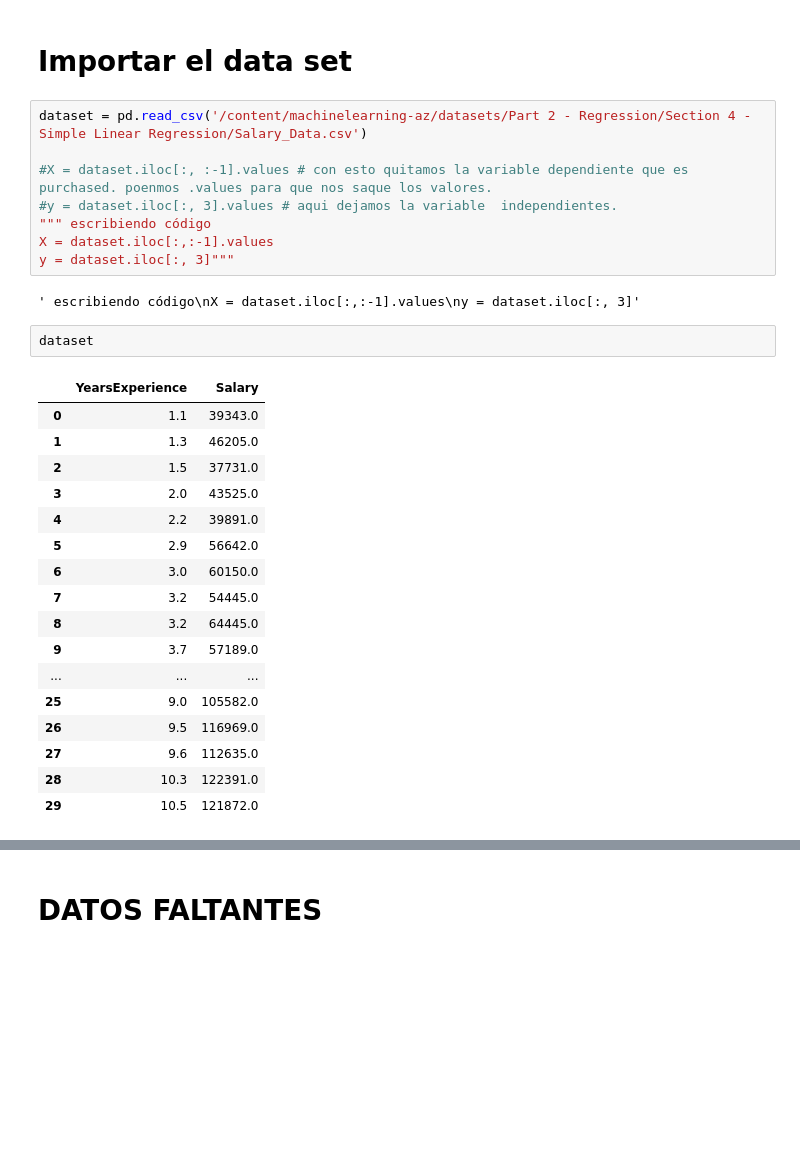
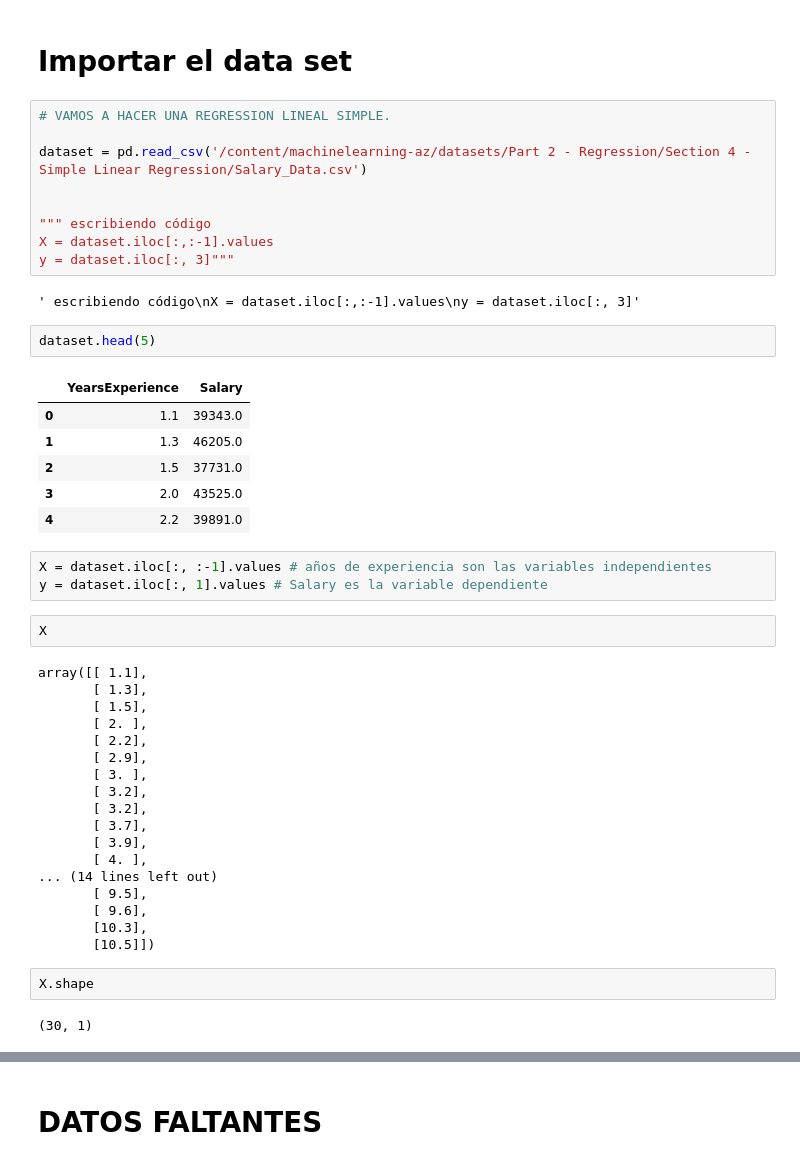
Before and after one commit to pacomm5/Plantillas, a Jupyter notebook: REGRESION_LINEAL.ipynb, the cells around one changed output, grey strips where cells are left out. Saved outputs shown, nothing was run; the diff lists cells and outputs as text; blank space fills up the shorter version.

```diff
--- a/REGRESION_LINEAL.ipynb
+++ b/REGRESION_LINEAL.ipynb
@@ -47,32 +49,49 @@ import pandas as pd # perfecta carga, manipular.... datos.
 # %% [markdown]
 # Importar el data set
 # %%
+# VAMOS A HACER UNA REGRESSION LINEAL SIMPLE.
+
 dataset = pd.read_csv('/content/machinelearning-az/datasets/Part 2 - Regression/Section 4 - Simple Linear Regression/Salary_Data.csv')
 
-#X = dataset.iloc[:, :-1].values # con esto quitamos la variable dependiente que es purchased. poenmos .values para que nos saque los valores.
-#y = dataset.iloc[:, 3].values # aqui dejamos la variable  independientes.
+
 """ escribiendo código
 X = dataset.iloc[:,:-1].values
 y = dataset.iloc[:, 3]"""
 # %% [output]
 ' escribiendo código\nX = dataset.iloc[:,:-1].values\ny = dataset.iloc[:, 3]'
 # %%
-dataset
+dataset.head(5)
 # %% [output]
 |  | YearsExperience | Salary |
 | 0 | 1.1 | 39343.0 |
 | 1 | 1.3 | 46205.0 |
 | 2 | 1.5 | 37731.0 |
 | 3 | 2.0 | 43525.0 |
 | 4 | 2.2 | 39891.0 |
-| 5 | 2.9 | 56642.0 |
-| 6 | 3.0 | 60150.0 |
-| 7 | 3.2 | 54445.0 |
-| 8 | 3.2 | 64445.0 |
-| 9 | 3.7 | 57189.0 |
-| ... | ... | ... |
-| 25 | 9.0 | 105582.0 |
-| 26 | 9.5 | 116969.0 |
-| 27 | 9.6 | 112635.0 |
-| 28 | 10.3 | 122391.0 |
-| 29 | 10.5 | 121872.0 |
+# %%
+X = dataset.iloc[:, :-1].values # años de experiencia son las variables independientes
+y = dataset.iloc[:, 1].values # Salary es la variable dependiente
+# %%
+X
+# %% [output]
+array([[ 1.1],
+       [ 1.3],
+       [ 1.5],
+       [ 2. ],
+       [ 2.2],
+       [ 2.9],
+       [ 3. ],
+       [ 3.2],
+       [ 3.2],
+       [ 3.7],
+       [ 3.9],
+       [ 4. ],
+... (14 lines left out)
+       [ 9.5],
+       [ 9.6],
+       [10.3],
+       [10.5]])
+# %%
+X.shape
+# %% [output]
+(30, 1)
```
Also changed, not shown: parts of 19 cells of this notebook.
